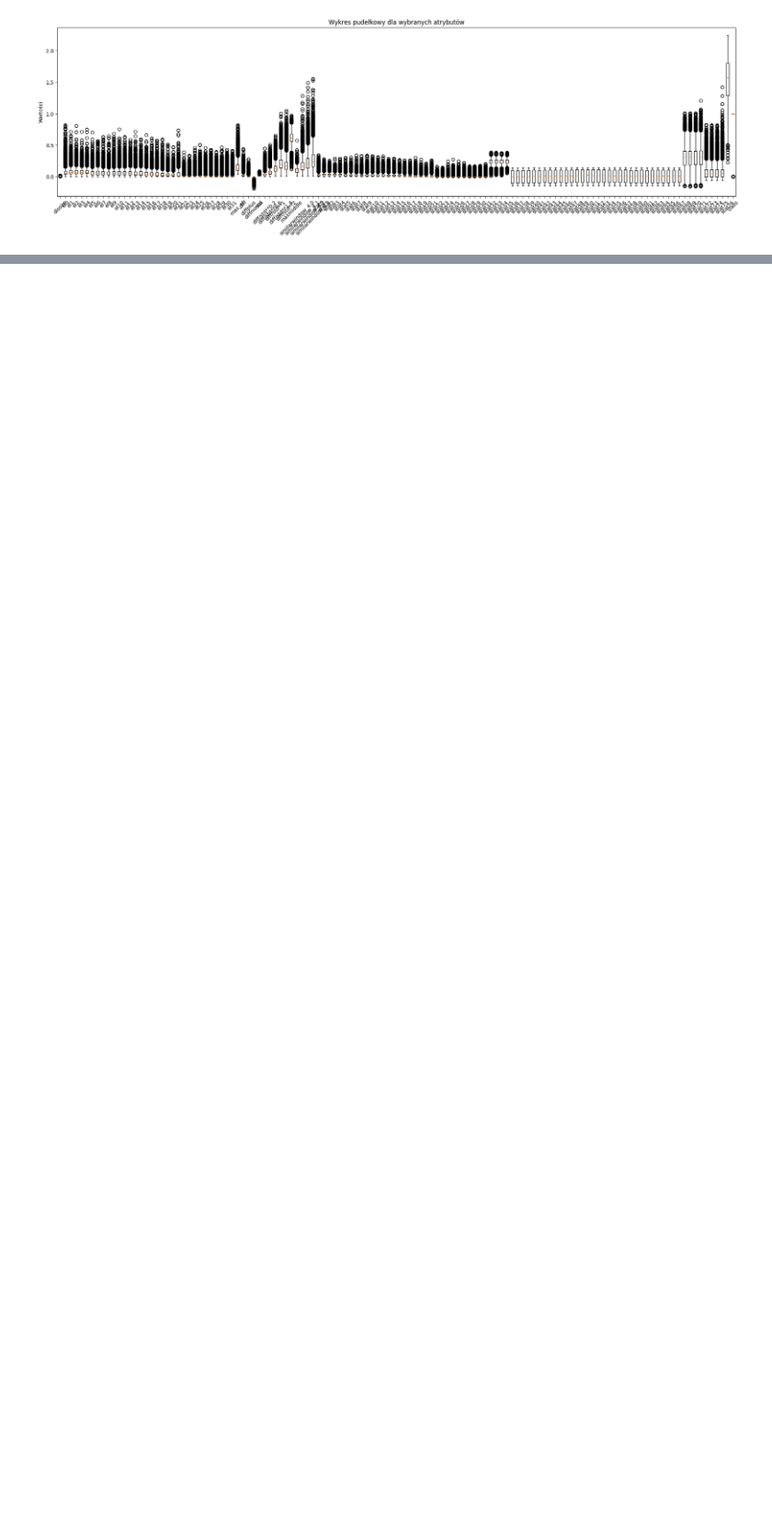
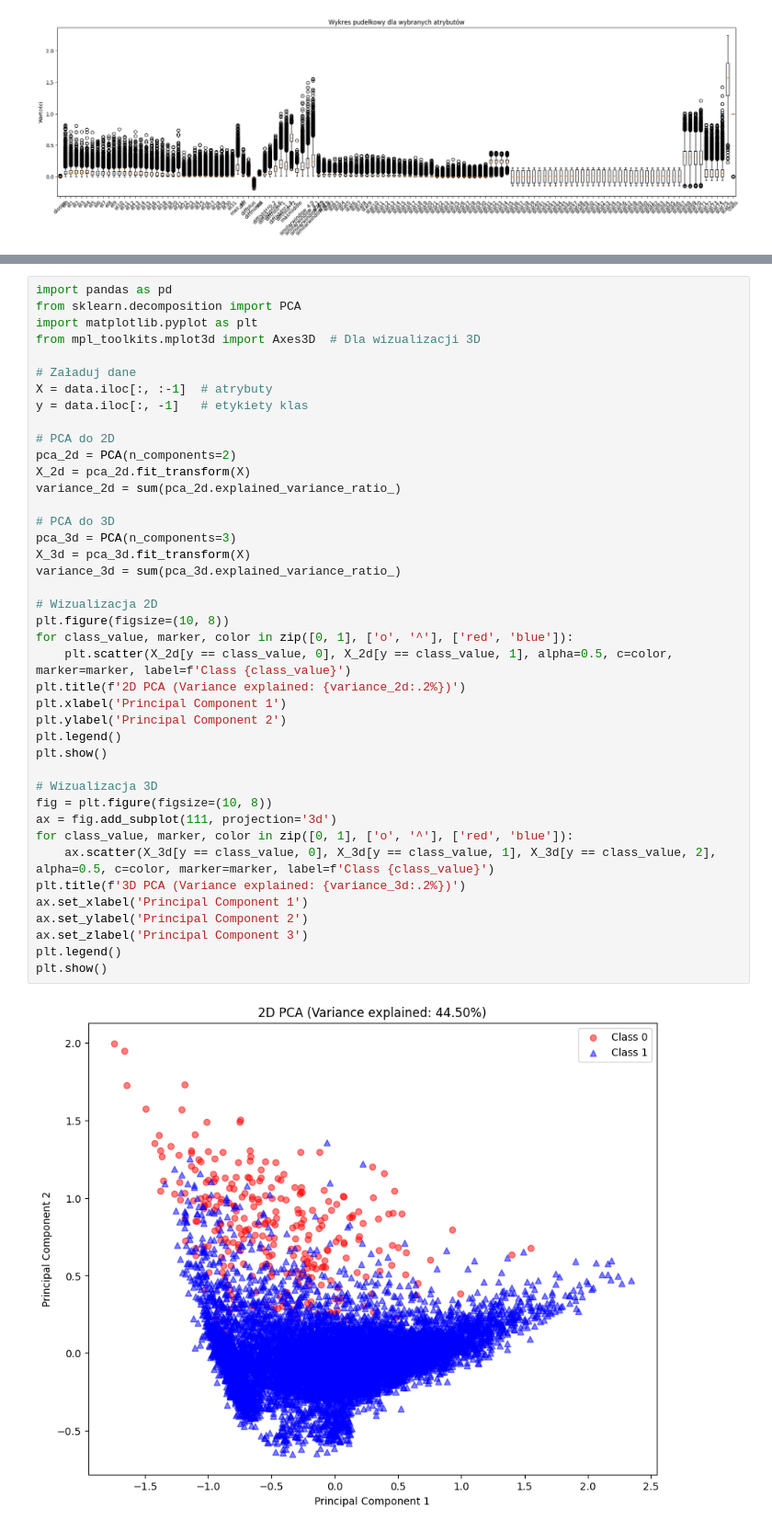
Before and after one commit to JoannaCi/su-project8, a Jupyter notebook: su.ipynb, the cells around one changed output, grey strips where cells are left out. Shown at 92% size. Saved outputs shown, nothing was run; the diff lists cells and outputs as text; blank space fills up the shorter version.

```diff
--- a/su.ipynb
+++ b/su.ipynb
@@ -23,0 +35,43 @@ plt.show()
+# %%
+import pandas as pd
+from sklearn.decomposition import PCA
+import matplotlib.pyplot as plt
+from mpl_toolkits.mplot3d import Axes3D  # Dla wizualizacji 3D
+
+# Załaduj dane
+X = data.iloc[:, :-1]  # atrybuty
+y = data.iloc[:, -1]   # etykiety klas
+
+# PCA do 2D
+pca_2d = PCA(n_components=2)
+X_2d = pca_2d.fit_transform(X)
+variance_2d = sum(pca_2d.explained_variance_ratio_)
+
+# PCA do 3D
+pca_3d = PCA(n_components=3)
+X_3d = pca_3d.fit_transform(X)
+variance_3d = sum(pca_3d.explained_variance_ratio_)
+
+# Wizualizacja 2D
+plt.figure(figsize=(10, 8))
+for class_value, marker, color in zip([0, 1], ['o', '^'], ['red', 'blue']):
+    plt.scatter(X_2d[y == class_value, 0], X_2d[y == class_value, 1], alpha=0.5, c=color, marker=marker, label=f'Class {class_value}')
+plt.title(f'2D PCA (Variance explained: {variance_2d:.2%})')
+plt.xlabel('Principal Component 1')
+plt.ylabel('Principal Component 2')
+plt.legend()
+plt.show()
+
+# Wizualizacja 3D
+fig = plt.figure(figsize=(10, 8))
+ax = fig.add_subplot(111, projection='3d')
+for class_value, marker, color in zip([0, 1], ['o', '^'], ['red', 'blue']):
+    ax.scatter(X_3d[y == class_value, 0], X_3d[y == class_value, 1], X_3d[y == class_value, 2], alpha=0.5, c=color, marker=marker, label=f'Class {class_value}')
+plt.title(f'3D PCA (Variance explained: {variance_3d:.2%})')
+ax.set_xlabel('Principal Component 1')
+ax.set_ylabel('Principal Component 2')
+ax.set_zlabel('Principal Component 3')
+plt.legend()
+plt.show()
+# %% [output]
+[figure, added]
```
Also changed, not shown: parts of 3 cells of this notebook, 3 other files.
